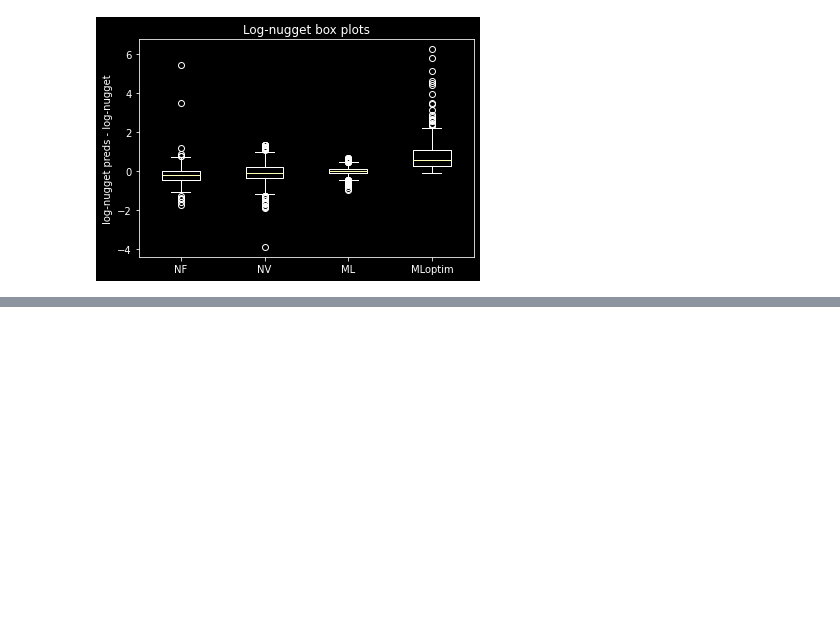
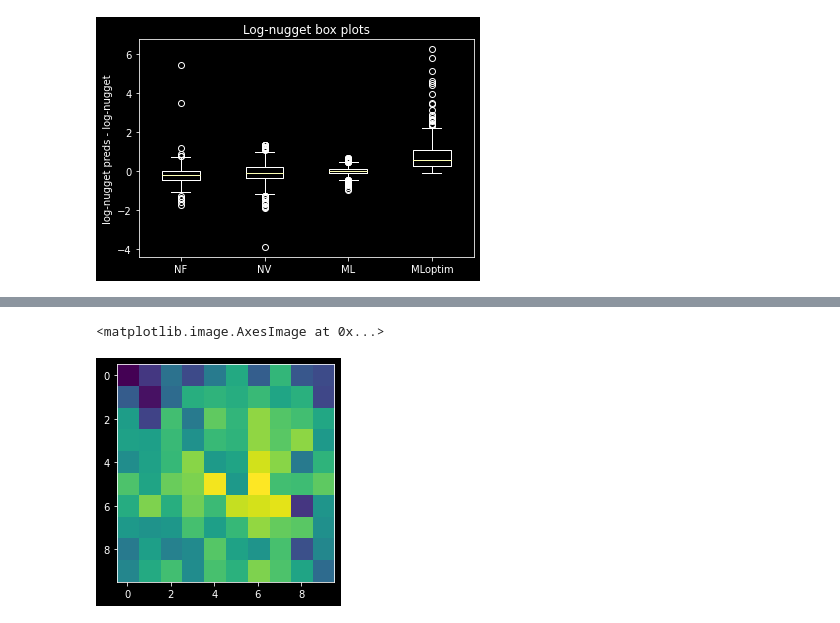
Before and after one commit to Chaudry24/nn_reproduction, a Jupyter notebook: Untitled2-Copy1.ipynb, the cells around one changed output, grey strips where cells are left out. Drawn from its saved outputs; the diff is of its cells as text; code cells hidden in the pictures; blank space fills up the shorter version.

```diff
--- a/Untitled2-Copy1.ipynb
+++ b/Untitled2-Copy1.ipynb
@@ -361,0 +366,5 @@ plt.show()
+# %%
+modelNF = tf.keras.models.load_model("./tf_stat_reproduction/NF/NF_model.h5")
+# modelNF30 = tf.keras.models.load_model("./tf_stat_reproduction/NF30/NF30_model.h5")
+# %%
+z = modelNF.get_weights()[0]
@@ -361,0 +375,5 @@ plt.show()
+# %%
+plt.imshow(z[:, :, 0, 10])
+# %% [output]
+<matplotlib.image.AxesImage at 0x...>
+[figure, added]
```
Also changed, not shown: parts of 8 cells of this notebook, 1 other file.
